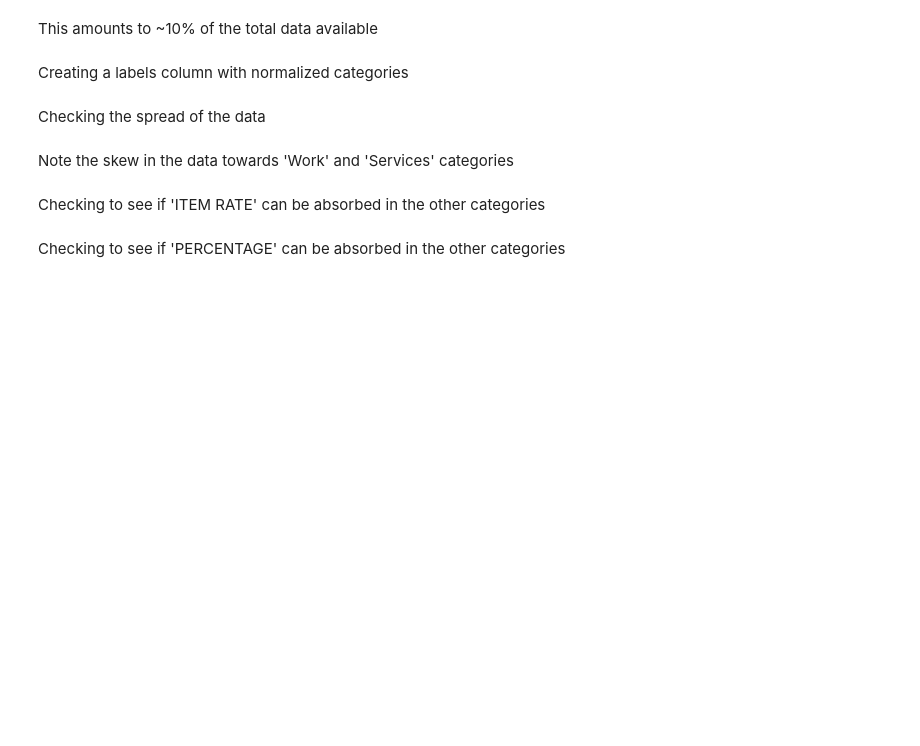
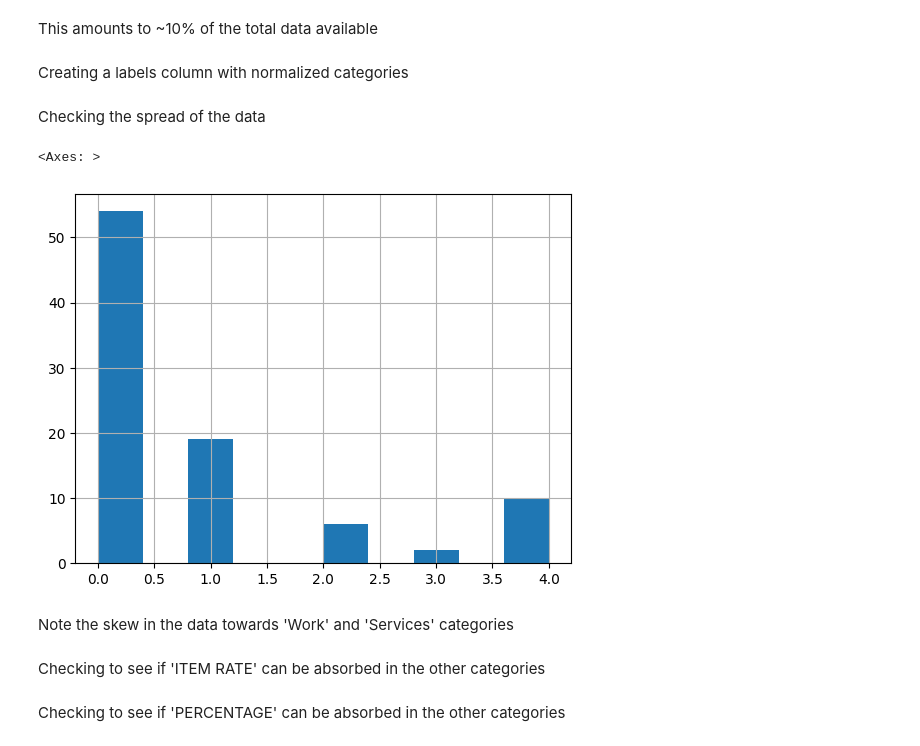
Before and after one commit to sumeetkd/sharedbooks, a Jupyter notebook: Classifications.ipynb, the cells around one changed output. Drawn from its saved outputs; the diff is of its cells as text; code cells hidden in the pictures; blank space fills up the shorter version.

```diff
--- a/Classifications.ipynb
+++ b/Classifications.ipynb
@@ -167,7 +194,7 @@ tenders.dropna(subset=['tender_category'], inplace=True)
 # %% [markdown]
 Creating a labels column with normalized categories
 # %%
-tenders['labels'] = tenders['tender_category'].map({'Works':1, 'WORKS':1, 'Services': 2, 'SERVICES': 2, 'Goods': 3, 'GOODS': 3, 'ITEM RATE': 4, 'PERCENTAGE': 5})
+tenders['label'] = tenders['tender_category'].map({'Works':0, 'WORKS':0, 'Services': 1, 'SERVICES': 1, 'Goods': 2, 'GOODS': 2, 'ITEM RATE': 3, 'PERCENTAGE': 4})
 # %%
 tenders.drop(columns=['tender_category'], inplace=True)
 # %% [markdown]
@@ -175,7 +202,10 @@ Checking the spread of the data
 # %%
 import matplotlib.pyplot as plt
 # %%
-tenders['labels'].hist()
+tenders['label'].hist()
+# %% [output]
+<Axes: >
+[figure, added]
 # %% [markdown]
 Note the skew in the data towards 'Work' and 'Services' categories
 # %%
```
Also changed, not shown: parts of 86 cells of this notebook.
